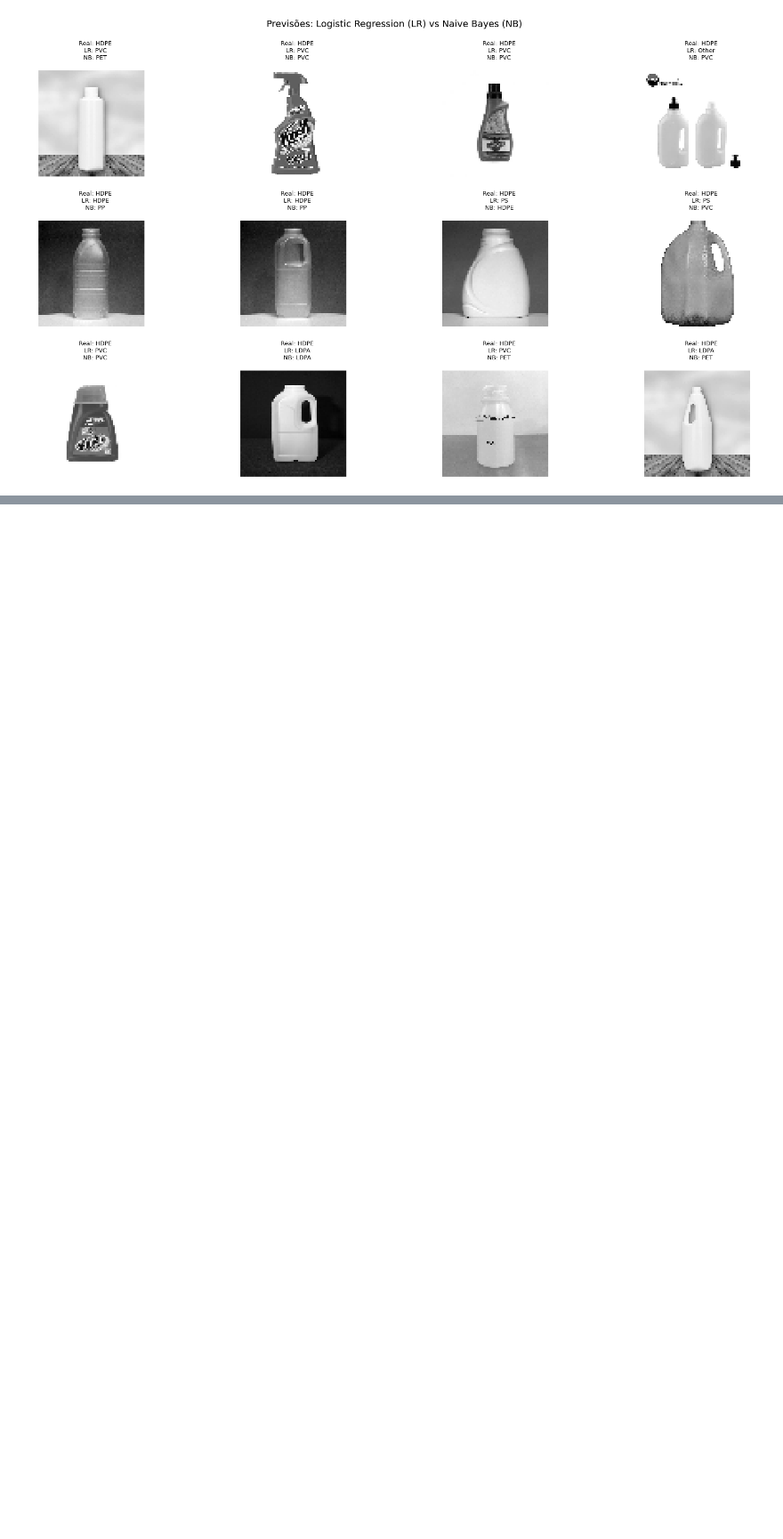
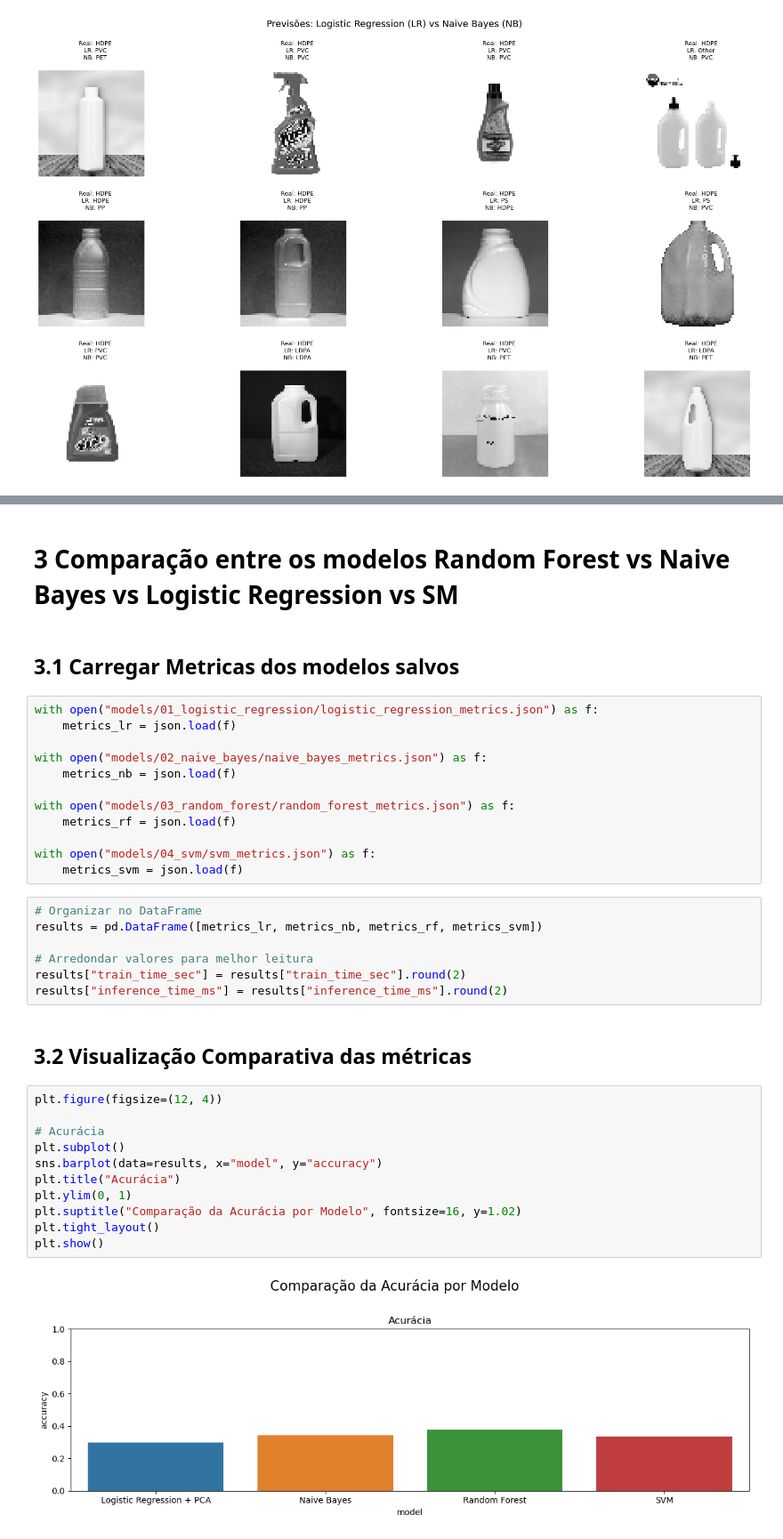
Before and after one commit to Graciliana/classificacao_plastico, a Jupyter notebook: models/model_comparison.ipynb, the cells around one changed output, grey strips where cells are left out. Shown at 89% size. Saved outputs shown, nothing was run; the diff lists cells and outputs as text; blank space fills up the shorter version.

Commit message:
[feat] model cnn and comparison

```diff
--- a/models/model_comparison.ipynb
+++ b/models/model_comparison.ipynb
@@ -287,0 +288,38 @@ plt.show()
+# %% [markdown]
+# 3 Comparação entre os modelos Random Forest vs Naive Bayes vs Logistic Regression vs SM
+# %% [markdown]
+## 3.1 Carregar Metricas dos modelos salvos
+# %%
+with open("models/01_logistic_regression/logistic_regression_metrics.json") as f:
+    metrics_lr = json.load(f)
+
+with open("models/02_naive_bayes/naive_bayes_metrics.json") as f:
+    metrics_nb = json.load(f)
+
+with open("models/03_random_forest/random_forest_metrics.json") as f:
+    metrics_rf = json.load(f)
+
+with open("models/04_svm/svm_metrics.json") as f:
+    metrics_svm = json.load(f)
+# %%
+# Organizar no DataFrame
+results = pd.DataFrame([metrics_lr, metrics_nb, metrics_rf, metrics_svm])
+
+# Arredondar valores para melhor leitura
+results["train_time_sec"] = results["train_time_sec"].round(2)
+results["inference_time_ms"] = results["inference_time_ms"].round(2)
+# %% [markdown]
+## 3.2 Visualização Comparativa das métricas
+# %%
+plt.figure(figsize=(12, 4))
+
+# Acurácia
+plt.subplot()
+sns.barplot(data=results, x="model", y="accuracy")
+plt.title("Acurácia")
+plt.ylim(0, 1)
+plt.suptitle("Comparação da Acurácia por Modelo", fontsize=16, y=1.02)
+plt.tight_layout()
+plt.show()
+# %% [output]
+[figure, added]
```
Also changed, not shown: parts of 24 cells of this notebook, 2 other files.
